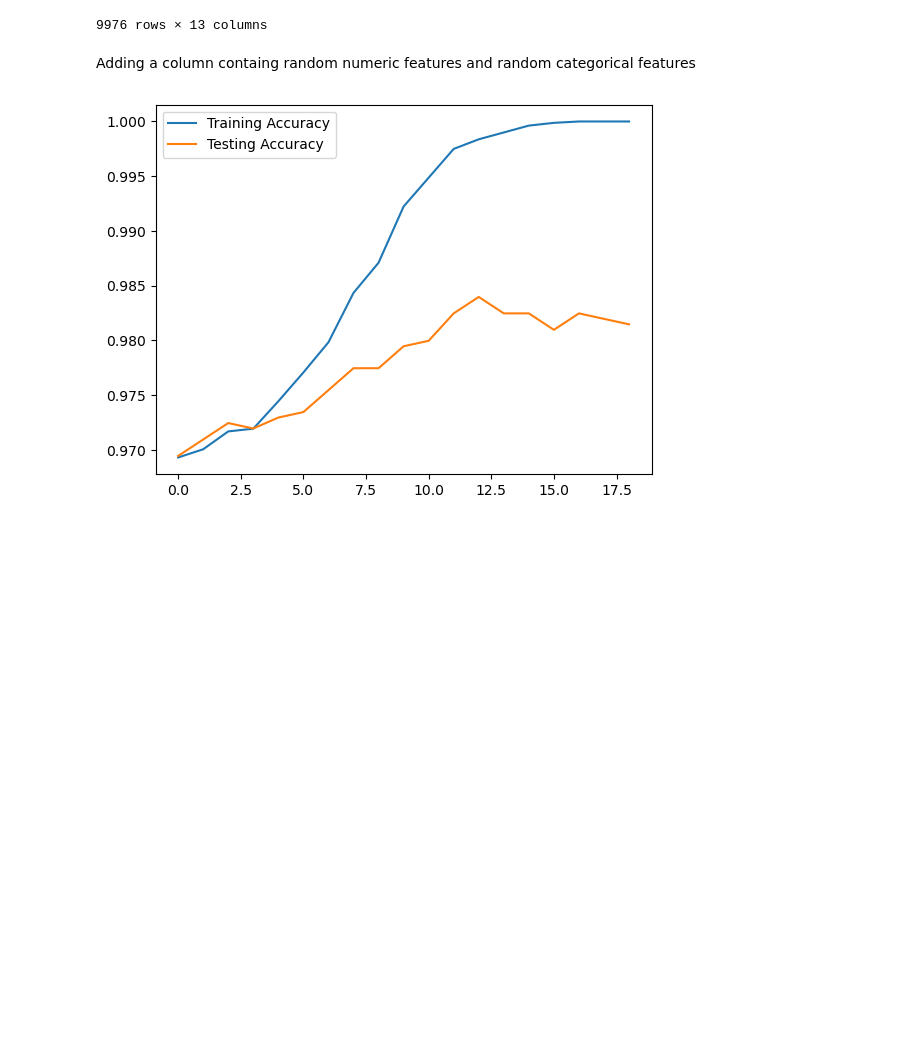
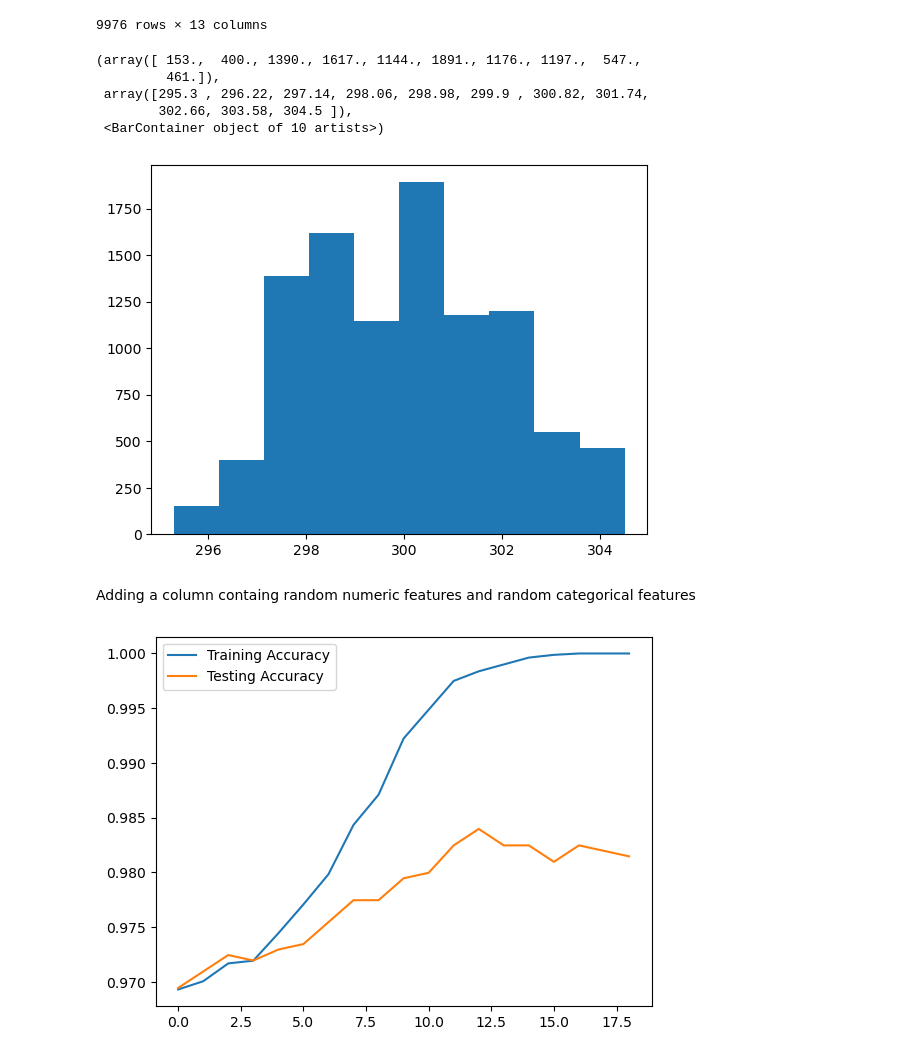
Before and after one commit to MihirT906/PredictiveMaintenance, a Jupyter notebook: feature_importance_script.ipynb, the cells around one changed output. Cells and saved outputs as stored; diff of their text form; code cells hidden in the pictures; blank space fills up the shorter version.

```diff
--- a/feature_importance_script.ipynb
+++ b/feature_importance_script.ipynb
@@ -64,6 +64,15 @@ rename_type = {
     'High':2
 }
 df['Type'].replace(rename_type, inplace = True)
+# %%
+plt.hist(df['Air_temperature'])
+# %% [output]
+(array([ 153.,  400., 1390., 1617., 1144., 1891., 1176., 1197.,  547.,
+         461.]),
+ array([295.3 , 296.22, 297.14, 298.06, 298.98, 299.9 , 300.82, 301.74,
+        302.66, 303.58, 304.5 ]),
+ <BarContainer object of 10 artists>)
+[figure, added]
 # %%
 X = df[NUMERIC_FEATURES + CATEGORIC_FEATURES]
 y = df['Failure_type']
```
Also changed, not shown: 10 other files.
